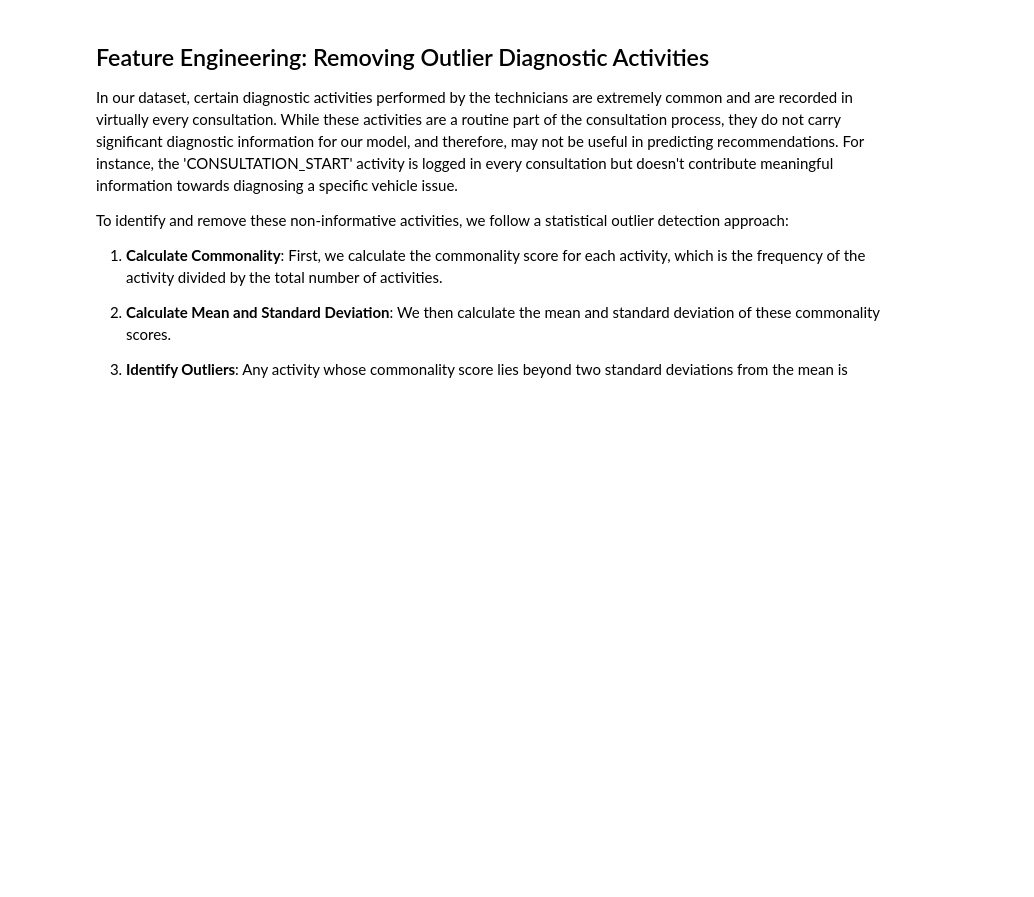
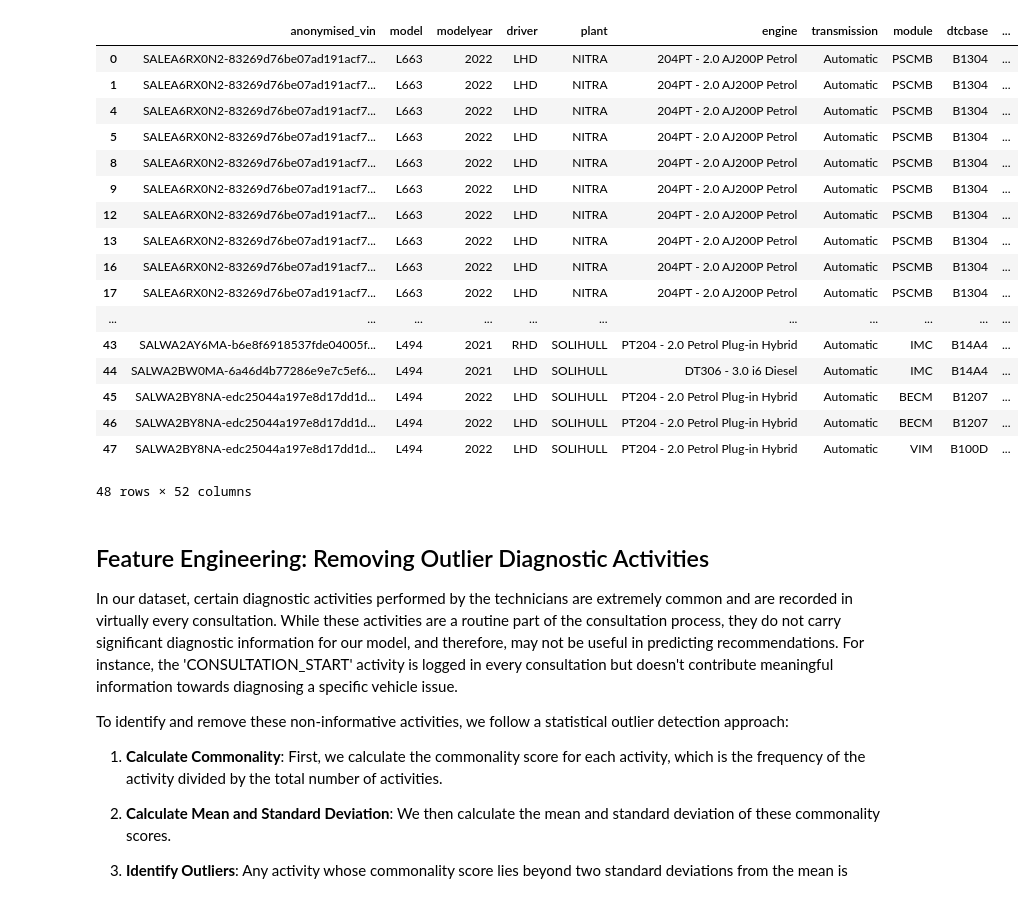
Before and after one commit to evialina/automotive_diagnostic_action_recommender, a Jupyter notebook: data_preprocessing.ipynb, the cells around one changed output. Cells and saved outputs as stored; diff of their text form; code cells hidden in the pictures; blank space fills up the shorter version.

```diff
--- a/data_preprocessing.ipynb
+++ b/data_preprocessing.ipynb
@@ -85,3 +121,56 @@ q4
+# %%
+merged_df.sort_values(['consultationid', 'timestamp'], inplace=True)
+
+merged_df['year'] = merged_df['timestamp'].dt.year
+merged_df['month'] = merged_df['timestamp'].dt.month
+merged_df['dayOfWeek'] = merged_df['timestamp'].dt.dayofweek
+merged_df['weekOfYear'] = merged_df['timestamp'].dt.isocalendar().week
+merged_df['timeSinceLastActivitySec'] = (merged_df.groupby('consultationid')['timestamp'].diff().dt.total_seconds()).fillna(0)
+merged_df['elapsedTimeSec'] = merged_df.groupby('consultationid')['timestamp'].transform(lambda x: (x - x.min())).dt.total_seconds()
+
+# Derive 'Season of the Year'
+def month_to_season(month):
+    if month in [12, 1, 2]:
+        return 'Winter'
+    elif month in [3, 4, 5]:
+        return 'Spring'
+    elif month in [6, 7, 8]:
+        return 'Summer'
+    else:
+        return 'Autumn'
+
+merged_df['season'] = merged_df['month'].apply(month_to_season)
+
+merged_df['builddate'] = pd.to_datetime(merged_df['builddate'], format='%d/%m/%Y').dt.tz_localize('UTC')
+merged_df['warrantydate'] = pd.to_datetime(merged_df['warrantydate'], format='%d/%m/%Y').dt.tz_localize('UTC')
+merged_df['vehicleAgeAtSession'] = (merged_df['timestamp'] - merged_df['builddate']).dt.days / 365
+merged_df['daysSinceWarrantyStart'] = (merged_df['timestamp'] - merged_df['warrantydate']).dt.days
+
+# Drop non-required columns
+merged_df.drop(columns=['builddate', 'warrantydate', 'dtcdescription', 'v_warr_date_event', 'i_p_css_description',
+                            'i_original_ccc_description', 'i_cpsc_description', 'i_css_description', 'ic_customer_verbatim',
+                            'ic_technical_verbatim', 'i_incident_date', 'ic_accepted_date', 'warranty_anonymised_vin'],
+               inplace=True)
+merged_df
+# %% [output]
+|  | anonymised_vin | model | modelyear | driver | plant | engine | transmission | module | dtcbase | ... |
+| 0 | SALEA6RX0N2-83269d76be07ad191acf7... | L663 | 2022 | LHD | NITRA | 204PT - 2.0 AJ200P Petrol | Automatic | PSCMB | B1304 | ... |
+| 1 | SALEA6RX0N2-83269d76be07ad191acf7... | L663 | 2022 | LHD | NITRA | 204PT - 2.0 AJ200P Petrol | Automatic | PSCMB | B1304 | ... |
+| 4 | SALEA6RX0N2-83269d76be07ad191acf7... | L663 | 2022 | LHD | NITRA | 204PT - 2.0 AJ200P Petrol | Automatic | PSCMB | B1304 | ... |
+| 5 | SALEA6RX0N2-83269d76be07ad191acf7... | L663 | 2022 | LHD | NITRA | 204PT - 2.0 AJ200P Petrol | Automatic | PSCMB | B1304 | ... |
+| 8 | SALEA6RX0N2-83269d76be07ad191acf7... | L663 | 2022 | LHD | NITRA | 204PT - 2.0 AJ200P Petrol | Automatic | PSCMB | B1304 | ... |
+| 9 | SALEA6RX0N2-83269d76be07ad191acf7... | L663 | 2022 | LHD | NITRA | 204PT - 2.0 AJ200P Petrol | Automatic | PSCMB | B1304 | ... |
+| 12 | SALEA6RX0N2-83269d76be07ad191acf7... | L663 | 2022 | LHD | NITRA | 204PT - 2.0 AJ200P Petrol | Automatic | PSCMB | B1304 | ... |
+| 13 | SALEA6RX0N2-83269d76be07ad191acf7... | L663 | 2022 | LHD | NITRA | 204PT - 2.0 AJ200P Petrol | Automatic | PSCMB | B1304 | ... |
+| 16 | SALEA6RX0N2-83269d76be07ad191acf7... | L663 | 2022 | LHD | NITRA | 204PT - 2.0 AJ200P Petrol | Automatic | PSCMB | B1304 | ... |
+| 17 | SALEA6RX0N2-83269d76be07ad191acf7... | L663 | 2022 | LHD | NITRA | 204PT - 2.0 AJ200P Petrol | Automatic | PSCMB | B1304 | ... |
+| ... | ... | ... | ... | ... | ... | ... | ... | ... | ... | ... |
+| 43 | SALWA2AY6MA-b6e8f6918537fde04005f... | L494 | 2021 | RHD | SOLIHULL | PT204 - 2.0 Petrol Plug-in Hybrid | Automatic | IMC | B14A4 | ... |
+| 44 | SALWA2BW0MA-6a46d4b77286e9e7c5ef6... | L494 | 2021 | LHD | SOLIHULL | DT306 - 3.0 i6 Diesel | Automatic | IMC | B14A4 | ... |
+| 45 | SALWA2BY8NA-edc25044a197e8d17dd1d... | L494 | 2022 | LHD | SOLIHULL | PT204 - 2.0 Petrol Plug-in Hybrid | Automatic | BECM | B1207 | ... |
+| 46 | SALWA2BY8NA-edc25044a197e8d17dd1d... | L494 | 2022 | LHD | SOLIHULL | PT204 - 2.0 Petrol Plug-in Hybrid | Automatic | BECM | B1207 | ... |
+| 47 | SALWA2BY8NA-edc25044a197e8d17dd1d... | L494 | 2022 | LHD | SOLIHULL | PT204 - 2.0 Petrol Plug-in Hybrid | Automatic | VIM | B100D | ... |
+48 rows × 52 columns
 # %% [markdown]
 ## Feature Engineering: Removing Outlier Diagnostic Activities
 
```
Also changed, not shown: parts of 37 cells of this notebook, 2 other files.
